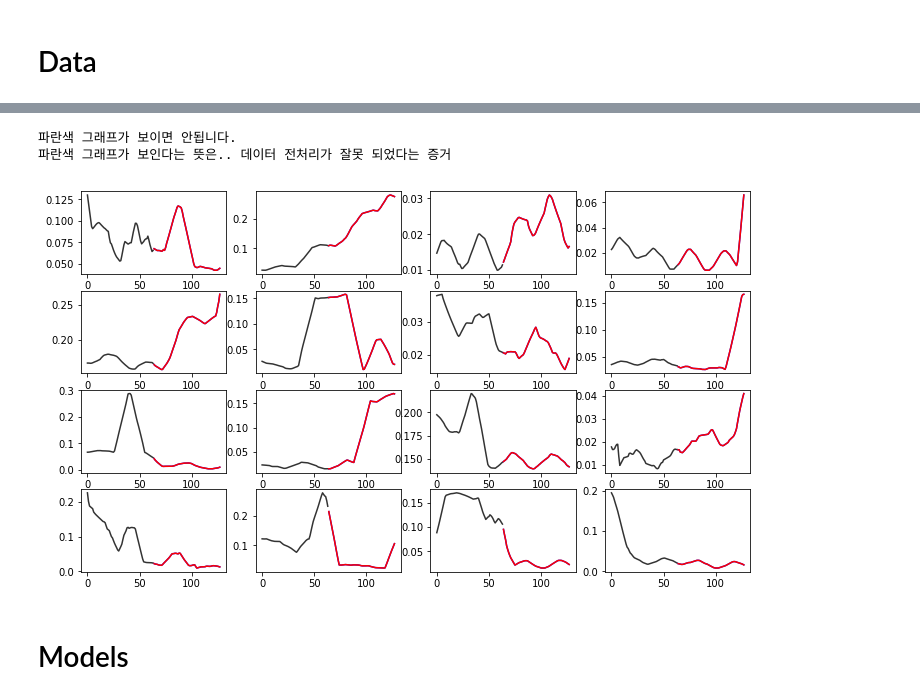
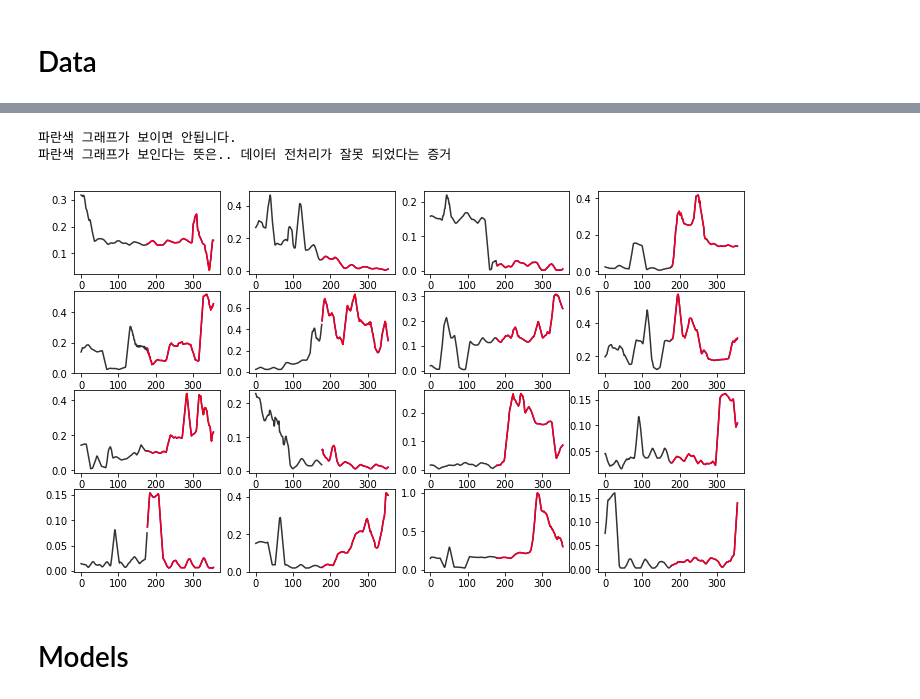
Before and after one commit to AndersonJo/hybrid-lstm, a Jupyter notebook: 02 Stacked Bidirectional LSTM.ipynb, the cells around one changed output, grey strips where cells are left out. Cells and saved outputs as stored; diff of their text form; code cells hidden in the pictures.

```diff
--- a/02 Stacked Bidirectional LSTM.ipynb
+++ b/02 Stacked Bidirectional LSTM.ipynb
@@ -32,13 +34,15 @@ Using TensorFlow backend.
 # %% [markdown]
 # Configuration
 # %%
-SEQUENCE_SIZE = 64
+SEQUENCE_SIZE = 178
 BATCH_SIZE = 1024
 # %% [markdown]
 # Data
 # %%
 dataset = load_household_power_consumption(hour_one_hot=True)
-dataset['active_power'] = dataset['active_power'].rolling(window=16).mean()
+dataset['active_power'] = dataset['active_power'].rolling(window=12).mean()
+dataset['active_power_mean'] = dataset['active_power'].rolling(window=12).mean()
+dataset['active_power_std'] = dataset['active_power'].rolling(window=12).std()
 dataset['active_power_diff1'] = dataset['active_power'].diff(-1)
 dataset['active_power_diff2'] = dataset['active_power'].diff(-2)
 dataset['active_power_diff3'] = dataset['active_power'].diff(-3)
@@ -66,8 +70,13 @@ train_x, train_y, test_x, test_y = split_train_test(
     to_timeseries(data_y, diff_y, t=SEQUENCE_SIZE),
     train_ratio=0.8)
 
-# train_y = pad_sequences(train_y, maxlen=32, truncating='post', dtype='float32')[0]
-# test_y = pad_sequences(test_y, maxlen=32, truncating='post', dtype='float32')[0]
+train_y2 = get_task2(train_y)
+test_y2 =  get_task2(test_y)
+
+# train_y = pad_sequences(train_y.reshape(-1, SEQUENCE_SIZE), maxlen=SEQ_Y_SIZE, truncating='post', dtype='float32')
+# test_y = pad_sequences(test_y.reshape(-1, SEQUENCE_SIZE), maxlen=SEQ_Y_SIZE, truncating='post', dtype='float32')
+# train_y = pad_sequences(train_y, SEQUENCE_SIZE, padding='post', dtype='float32').reshape(-1, SEQUENCE_SIZE, 1)
+# test_y = pad_sequences(test_y, SEQUENCE_SIZE, padding='post', dtype='float32').reshape(-1, SEQUENCE_SIZE, 1)
 
 display(dataset[['active_power', 'reactive_power', 'voltage', 'intensity', 'sub1',
                  'sub2', 'sub3', 'h_0', 'h_1', 'h_23']].head())
@@ -107,29 +130,29 @@ test_y: (8561, 64, 1)
 # %%
 def vis_dataset(x, y):
     n = x.shape[0]
     seq_n = x.shape[1]
 
     fig, plots = pylab.subplots(4, 4)
     fig.set_figwidth(12)
     fig.set_figheight(7)
     plots = plots.reshape(-1)
 
     for p in plots:
-        idx = np.random.randint(0, n)
+        idx = np.random.randint(0, n-SEQUENCE_SIZE)
         x1 = np.arange(seq_n)
         x2 = np.arange(seq_n, seq_n*2)
 
         p.plot(x1, x[idx, :, 0], label='input', color='#333333')
         p.plot(x2, x[idx+SEQUENCE_SIZE, :, 0], label='output', color='blue')
         p.plot(x2, y[idx, :, 0], label='output', color='red')
 
 print('파란색 그래프가 보이면 안됩니다.')
 print('파란색 그래프가 보인다는 뜻은.. 데이터 전처리가 잘못 되었다는 증거')
 vis_dataset(train_x, train_y)
 # %% [output]
 파란색 그래프가 보이면 안됩니다.
 파란색 그래프가 보인다는 뜻은.. 데이터 전처리가 잘못 되었다는 증거
-[figure, old version]
+[figure, new version]
 # %% [markdown]
 # Models
 # %%
```
Also changed, not shown: parts of 9 cells of this notebook, 2 other files.
